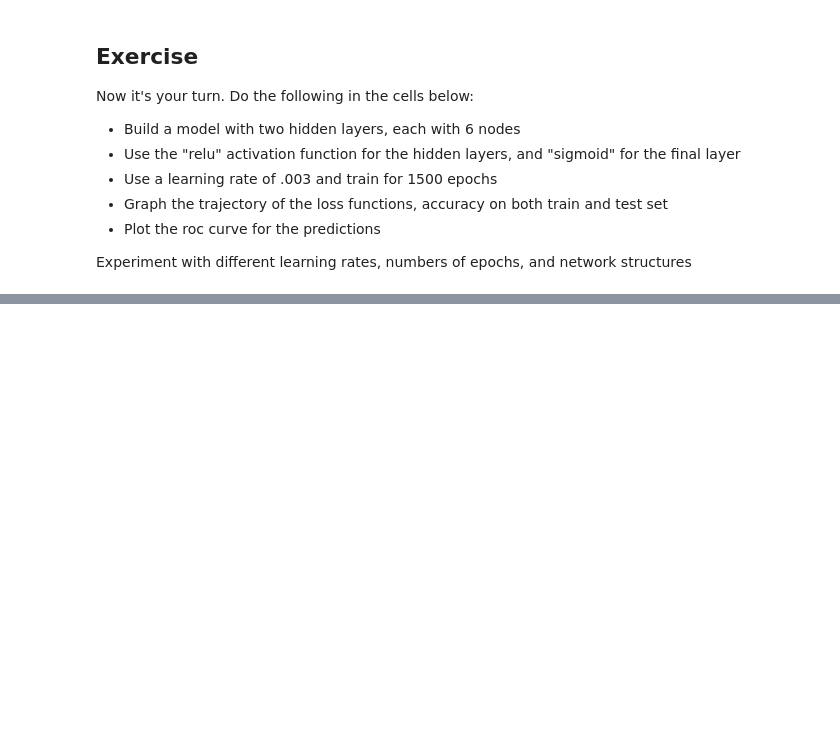
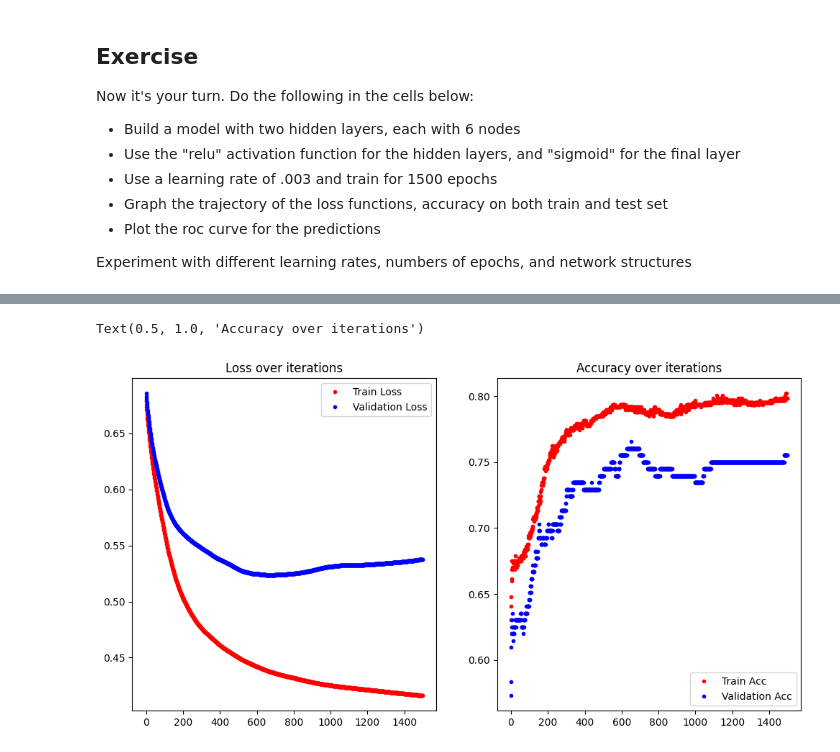
Before and after one commit to choojun/ml, a Jupyter notebook: P07 Neural Network.ipynb, the cells around one changed output, grey strips where cells are left out. Saved outputs shown, nothing was run; the diff lists cells and outputs as text; code cells hidden in the pictures; blank space fills up the shorter version.

```diff
--- a/P07 Neural Network.ipynb
+++ b/P07 Neural Network.ipynb
@@ -65,5 +69,6 @@ X = diabetes_df.iloc[:, :-1].values
 y = diabetes_df["has_diabetes"].values
 # %%
 # Split the data to Train, and Test (75%, 25%)
+X_train, X_test, y_train, y_test = train_test_split(X, y, test_size=0.25, random_state=42)
 # %%
 np.mean(y), np.mean(1-y)
@@ -75,4 +82,5 @@ To begin, and get a baseline for classifier performance:
 2. Calculate the accuracy and roc_auc_score of the predictions.
 # %%
 ## Train the RF Model
-rf_model =
+rf_model = RandomForestClassifier(n_estimators=200)
+rf_model.fit(X_train, y_train)
@@ -105,10 +119,9 @@ We will use the Sequential model to quickly build a neural network.  Our first n
 ## This aids the training of neural nets by providing numerical stability
 ## Random Forest does not need this as it finds a split only, as opposed to performing matrix multiplications
 
-
-normalizer =
-X_train_norm =
-X_test_norm =
+normalizer = StandardScaler()
+X_train_norm = normalizer.fit_transform(X_train)
+X_test_norm = normalizer.transform(X_test)
 # %%
 # Define the Model
 # Input size is 8-dimensional
@@ -200,3 +288,11 @@ Now it's your turn.  Do the following in the cells below:
 Experiment with different learning rates, numbers of epochs, and network structures
 # %%
 # Type your code here to with layer 1,2 having activation relu and layer 3 with activation sigmoid
+
+model_2 = Sequential([
+    Dense(6, input_shape=(8,), activation="relu"),
+    Dense(6,  activation="relu"),
+    Dense(1, activation="sigmoid")
+])
+model_2.compile(SGD(learning_rate = .003), "binary_crossentropy", metrics=["accuracy"])
+run_hist_2 = model_2.fit(X_train_norm, y_train, validation_data=(X_test_norm, y_test), epochs=1500)
@@ -204,0 +317,20 @@ Experiment with different learning rates, numbers of epochs, and network structu
+# %%
+# Type your code here to plot the loss accuracy and ROC curve
+
+n = len(run_hist_2.history["loss"])
+
+fig = plt.figure(figsize=(12, 6))
+ax = fig.add_subplot(1, 2, 1)
+ax.plot(range(n), (run_hist_2.history["loss"]),'r.', label="Train Loss")
+ax.plot(range(n), (run_hist_2.history["val_loss"]),'b.', label="Validation Loss")
+ax.legend()
+ax.set_title('Loss over iterations')
+
+ax = fig.add_subplot(1, 2, 2)
+ax.plot(range(n), (run_hist_2.history["accuracy"]),'r.', label="Train Acc")
+ax.plot(range(n), (run_hist_2.history["val_accuracy"]),'b.', label="Validation Acc")
+ax.legend(loc='lower right')
+ax.set_title('Accuracy over iterations')
+# %% [output]
+Text(0.5, 1.0, 'Accuracy over iterations')
+[figure, added]
```
Also changed, not shown: parts of 20 cells of this notebook.
